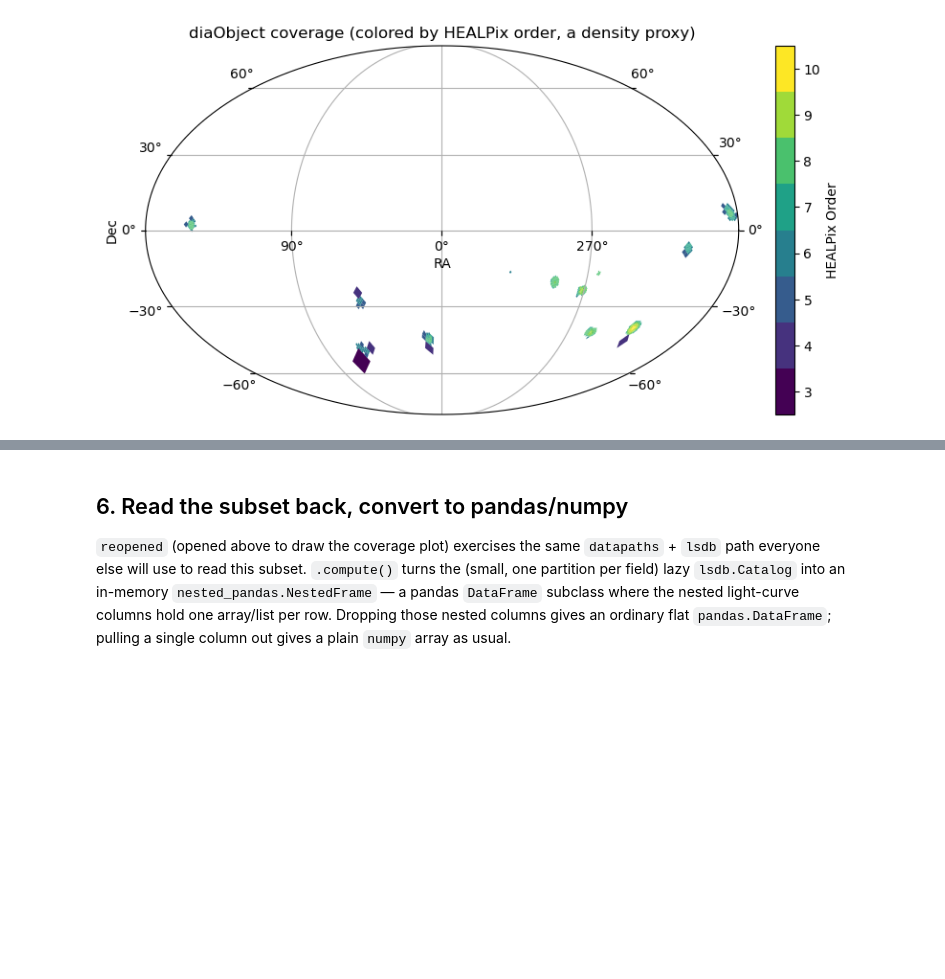
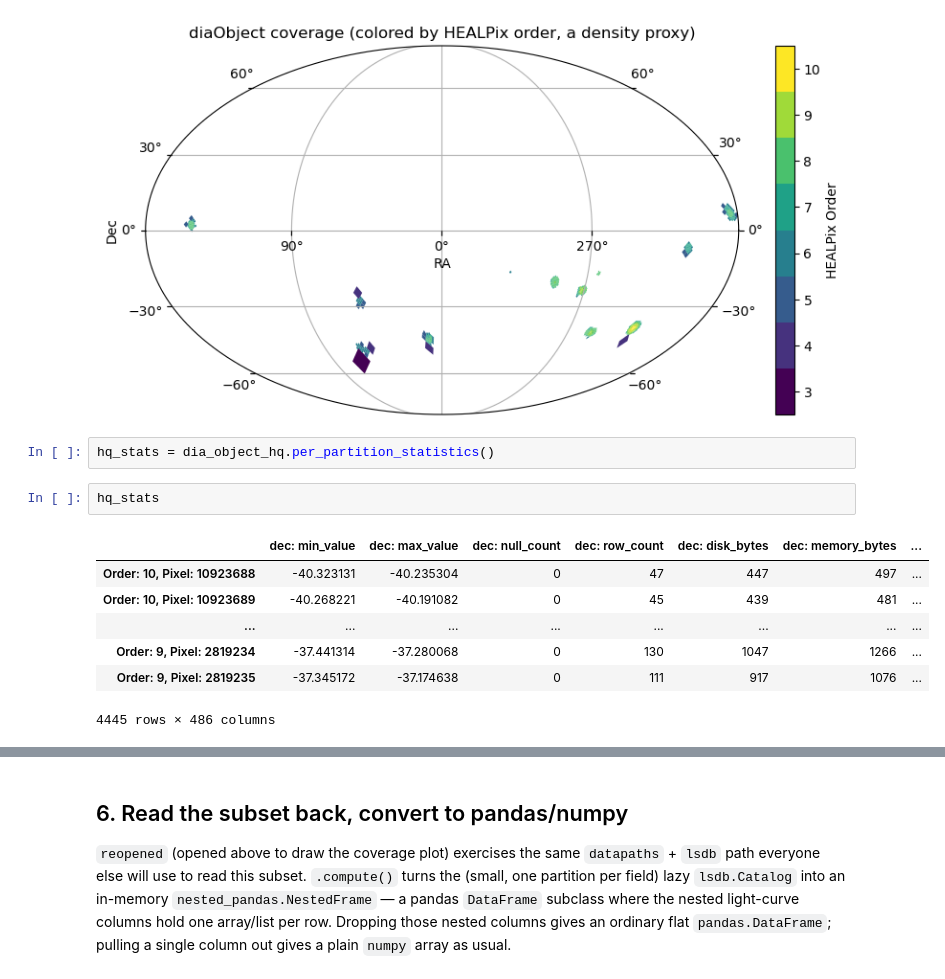
Before and after one commit to ShrRa/dp2_trieste_hands_on, a Jupyter notebook: notebooks/01_read_diaObj.ipynb, the cells around one changed output, grey strips where cells are left out. Saved outputs shown, nothing was run; the diff lists cells and outputs as text; blank space fills up the shorter version.

```diff
--- a/notebooks/01_read_diaObj.ipynb
+++ b/notebooks/01_read_diaObj.ipynb
@@ -302,3 +302,15 @@ fig, ax = dia_object_hq.plot_pixels(
 )
 # %% [output]
 [figure]
+# %%
+hq_stats = dia_object_hq.per_partition_statistics()
+# %%
+hq_stats
+# %% [output]
+|  | dec: min_value | dec: max_value | dec: null_count | dec: row_count | dec: disk_bytes | dec: memory_bytes | ... |
+| Order: 10, Pixel: 10923688 | -40.323131 | -40.235304 | 0 | 47 | 447 | 497 | ... |
+| Order: 10, Pixel: 10923689 | -40.268221 | -40.191082 | 0 | 45 | 439 | 481 | ... |
+| ... | ... | ... | ... | ... | ... | ... | ... |
+| Order: 9, Pixel: 2819234 | -37.441314 | -37.280068 | 0 | 130 | 1047 | 1266 | ... |
+| Order: 9, Pixel: 2819235 | -37.345172 | -37.174638 | 0 | 111 | 917 | 1076 | ... |
+4445 rows × 486 columns
```
Also changed, not shown: parts of 3 cells of this notebook, 1 other file.
